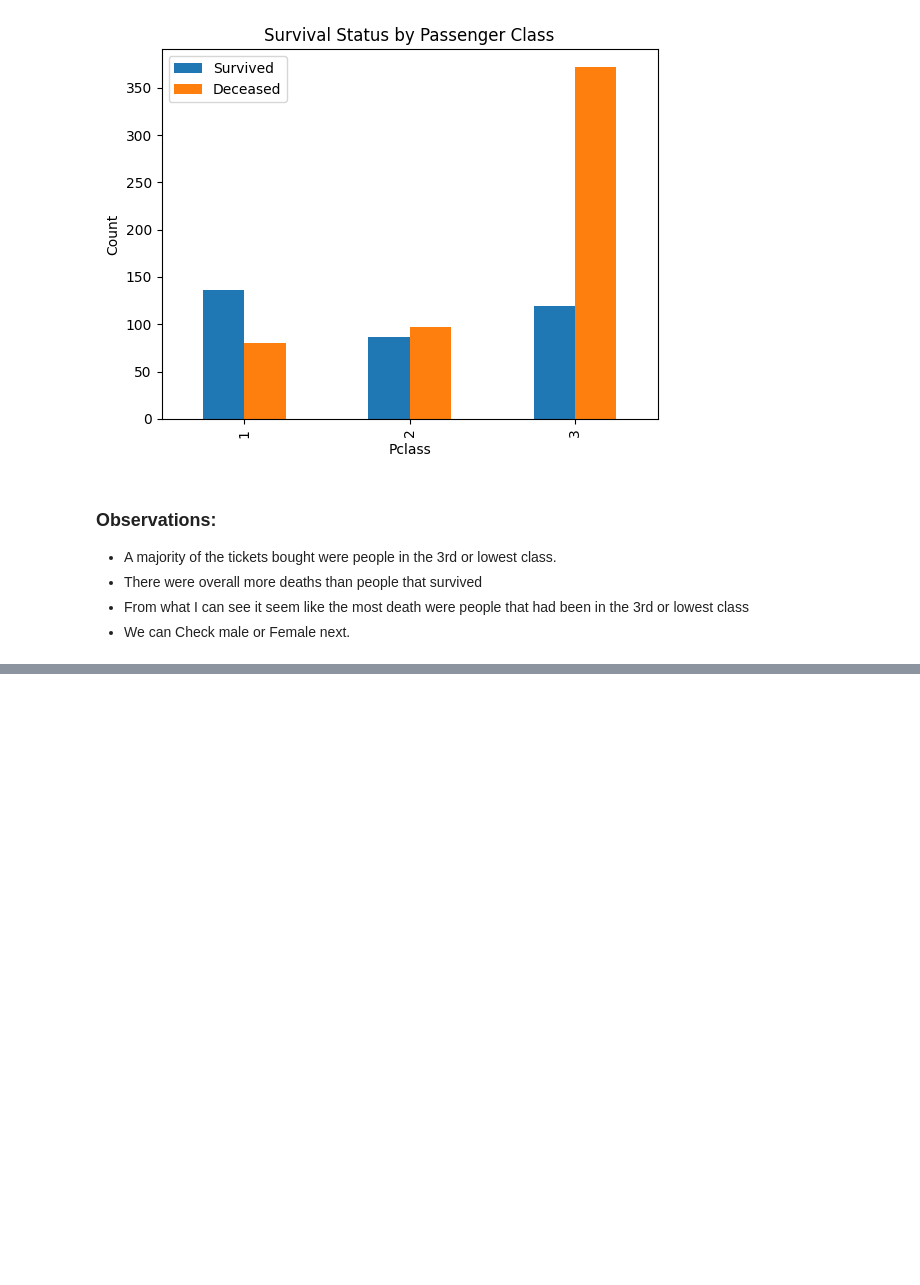
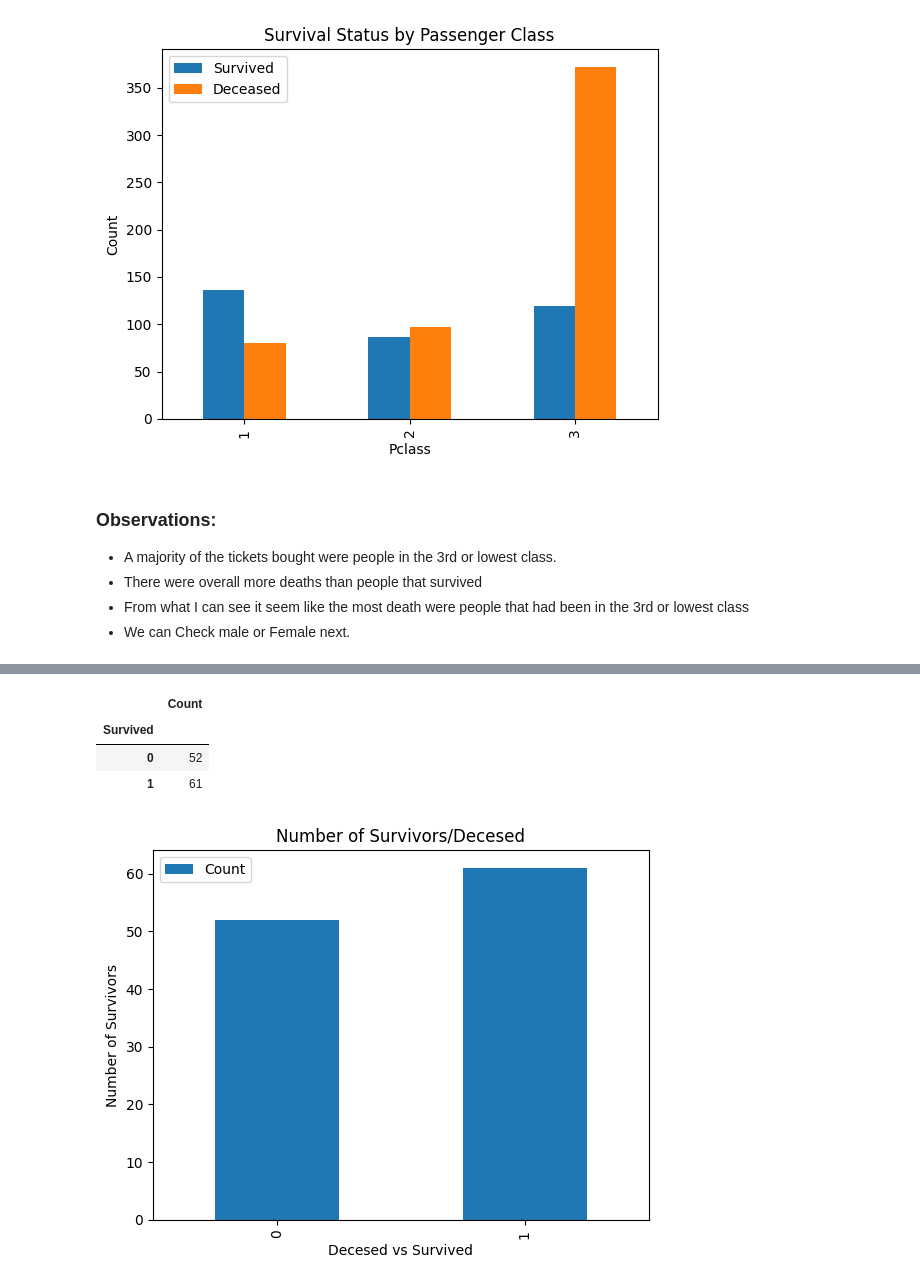
Before and after one commit to Jack-Merrett/data-titanic_disaster, a Jupyter notebook: notebooks/Titanic_analysis.ipynb, the cells around one changed output, grey strips where cells are left out. Cells and saved outputs as stored; diff of their text form; code cells hidden in the pictures; blank space fills up the shorter version.

```diff
--- a/notebooks/Titanic_analysis.ipynb
+++ b/notebooks/Titanic_analysis.ipynb
@@ -245,0 +291,5 @@ plt.show()
+# %%
+# Let's creat a boolean mask for children
+# Anyone under that age of 18 is considered a child.
+children_df = df[df['Age'] < 18]
+children_df
@@ -245,0 +310,30 @@ plt.show()
+# %%
+# Let's make a DF for just the children that survived.
+survived_children_df = children_df.groupby('Survived').size().reset_index(name='Count')
+
+survived_children_df = survived_children_df.set_index('Survived')  # Set 'Survived' as the new index
+survived_children_df.index.name = 'Survived'
+
+survived_children_df
+# %% [output]
+|  | Count |
+| Survived |  |
+| 0 | 52 |
+| 1 | 61 |
+# %%
+# Create a figure and axes
+fig, ax = plt.subplots()
+
+# Plot the bar chart
+survived_children_df.plot(kind='bar', ax=ax)
+
+# Set labels and title
+ax.set_xlabel('Decesed vs Survived')
+ax.set_ylabel('Number of Survivors')
+ax.set_title('Number of Survivors/Decesed')
+ax.legend()
+
+# Show the plot
+plt.show()
+# %% [output]
+[figure, added]
```
Also changed, not shown: parts of 11 cells of this notebook.
